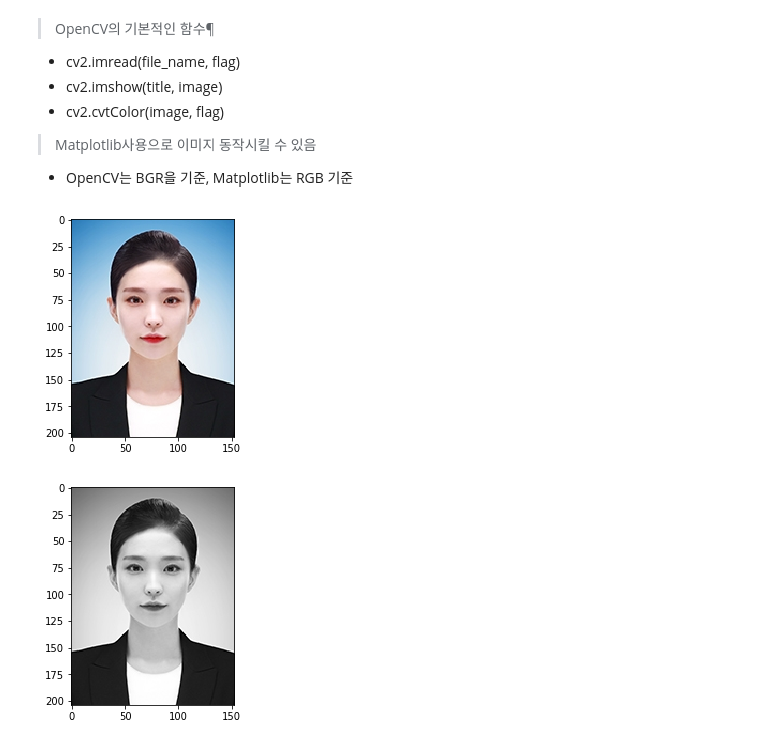
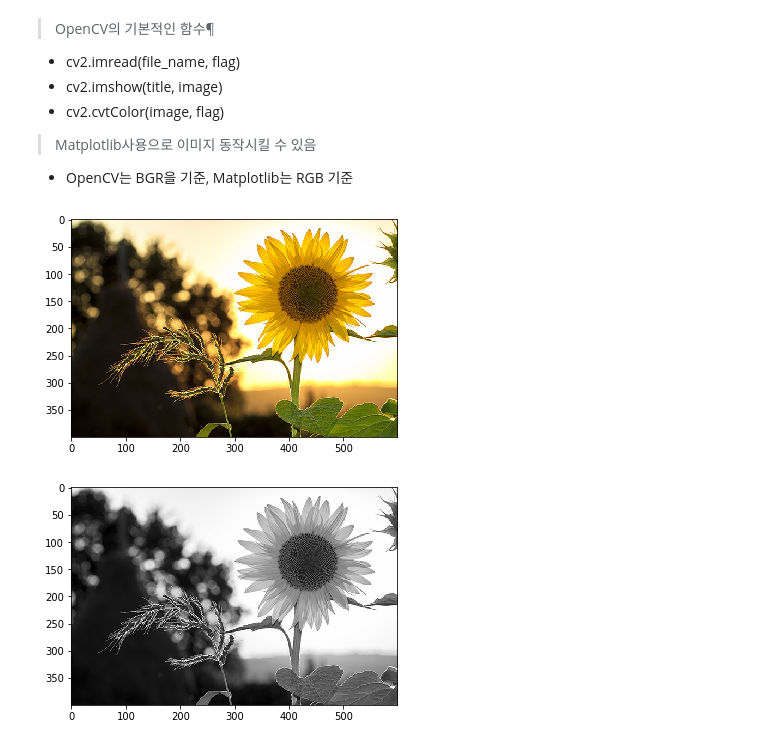
Before and after one commit to LEEHYUNJI94/Python, a Jupyter notebook: Open CV.ipynb, the cells around one changed output. Drawn from its saved outputs; the diff is of its cells as text; code cells hidden in the pictures.

```diff
--- a/Open CV.ipynb
+++ b/Open CV.ipynb
@@ -25,14 +26,14 @@ uploaded = files.upload()
 # %%
 import cv2
 import matplotlib.pyplot as plt
 
-img_basic = cv2.imread('LEE HYUNJI POTHO_130 (1).jpg', cv2.IMREAD_COLOR)
+img_basic = cv2.imread('sunflower.jpg', cv2.IMREAD_COLOR)
 plt.imshow(cv2.cvtColor(img_basic, cv2.COLOR_BGR2RGB))
 plt.show()
 
 img_basic = cv2.cvtColor(img_basic, cv2.COLOR_BGR2GRAY)
 plt.imshow(cv2.cvtColor(img_basic, cv2.COLOR_GRAY2RGB))
 plt.show()
 # %% [output]
-[figure, old version]
+[figure, new version]
-[figure, old version]
+[figure, new version]
```
Also changed, not shown: parts of 8 cells of this notebook.
